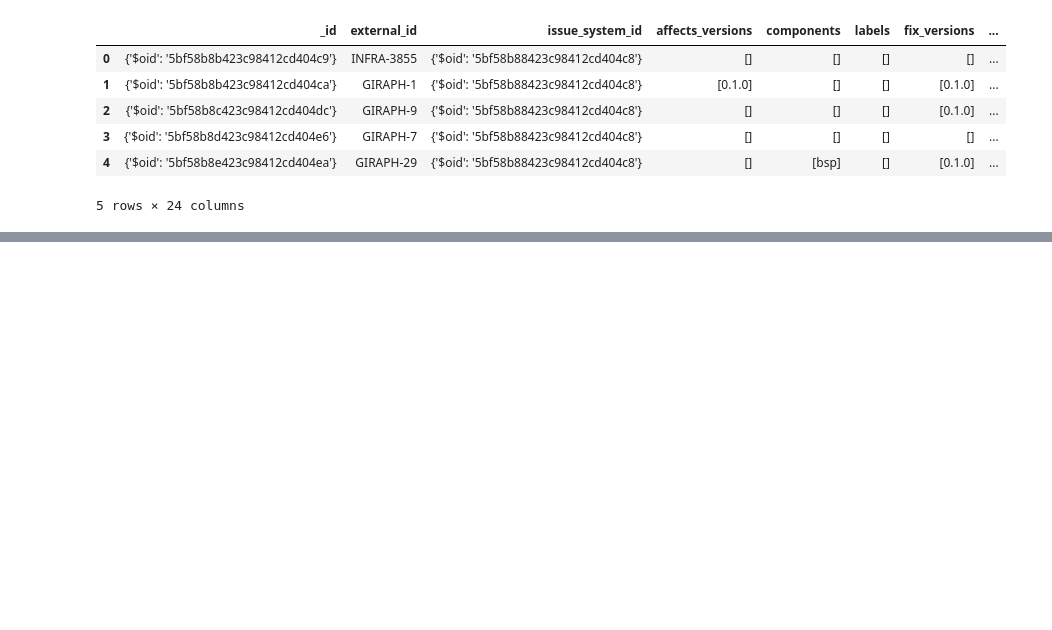
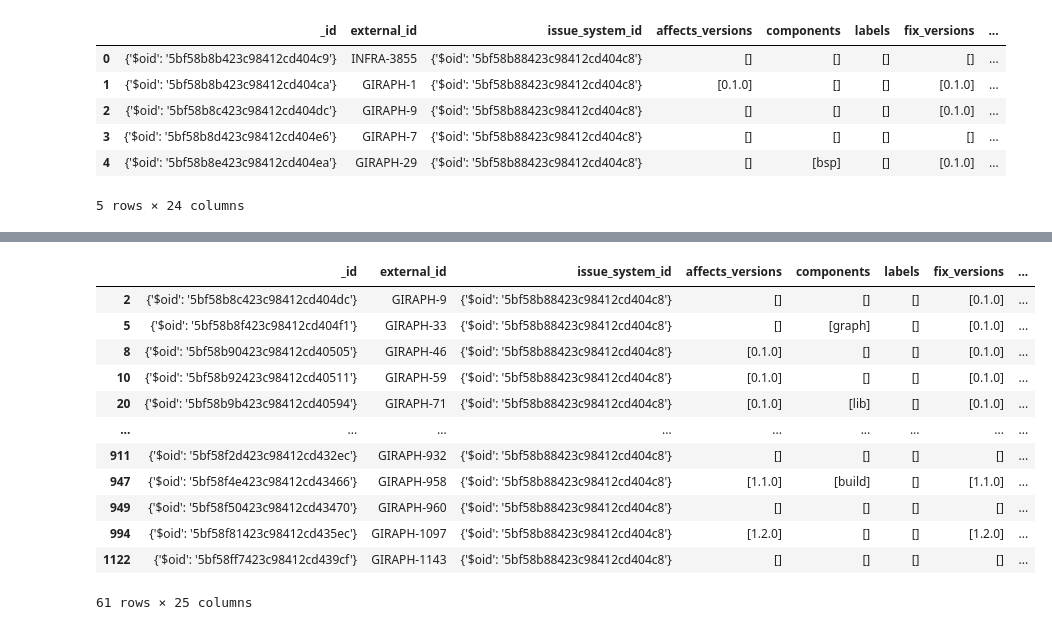
Before and after one commit to TobiAp1510/KI-Grundlagen2023, a Jupyter notebook: Daten holen und Features_2022_23.ipynb, the cells around one changed output, grey strips where cells are left out. Saved outputs shown, nothing was run; the diff lists cells and outputs as text; code cells hidden in the pictures; blank space fills up the shorter version.

```diff
--- a/Daten holen und Features_2022_23.ipynb
+++ b/Daten holen und Features_2022_23.ipynb
@@ -169,0 +163,17 @@ df1.head()
+# %%
+good=df1.query('status=="Resolved" and timetofix<15780000')
+good
+# %% [output]
+|  | _id | external_id | issue_system_id | affects_versions | components | labels | fix_versions | ... |
+| 2 | {'$oid': '5bf58b8c423c98412cd404dc'} | GIRAPH-9 | {'$oid': '5bf58b88423c98412cd404c8'} | [] | [] | [] | [0.1.0] | ... |
+| 5 | {'$oid': '5bf58b8f423c98412cd404f1'} | GIRAPH-33 | {'$oid': '5bf58b88423c98412cd404c8'} | [] | [graph] | [] | [0.1.0] | ... |
+| 8 | {'$oid': '5bf58b90423c98412cd40505'} | GIRAPH-46 | {'$oid': '5bf58b88423c98412cd404c8'} | [0.1.0] | [] | [] | [0.1.0] | ... |
+| 10 | {'$oid': '5bf58b92423c98412cd40511'} | GIRAPH-59 | {'$oid': '5bf58b88423c98412cd404c8'} | [0.1.0] | [] | [] | [0.1.0] | ... |
+| 20 | {'$oid': '5bf58b9b423c98412cd40594'} | GIRAPH-71 | {'$oid': '5bf58b88423c98412cd404c8'} | [0.1.0] | [lib] | [] | [0.1.0] | ... |
+| ... | ... | ... | ... | ... | ... | ... | ... | ... |
+| 911 | {'$oid': '5bf58f2d423c98412cd432ec'} | GIRAPH-932 | {'$oid': '5bf58b88423c98412cd404c8'} | [] | [] | [] | [] | ... |
+| 947 | {'$oid': '5bf58f4e423c98412cd43466'} | GIRAPH-958 | {'$oid': '5bf58b88423c98412cd404c8'} | [1.1.0] | [build] | [] | [1.1.0] | ... |
+| 949 | {'$oid': '5bf58f50423c98412cd43470'} | GIRAPH-960 | {'$oid': '5bf58b88423c98412cd404c8'} | [] | [] | [] | [] | ... |
+| 994 | {'$oid': '5bf58f81423c98412cd435ec'} | GIRAPH-1097 | {'$oid': '5bf58b88423c98412cd404c8'} | [1.2.0] | [] | [] | [1.2.0] | ... |
+| 1122 | {'$oid': '5bf58ff7423c98412cd439cf'} | GIRAPH-1143 | {'$oid': '5bf58b88423c98412cd404c8'} | [] | [] | [] | [] | ... |
+61 rows × 25 columns
```
Also changed, not shown: parts of 6 cells of this notebook.
